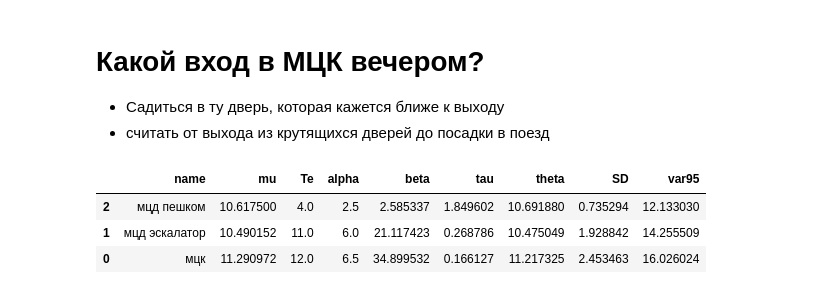
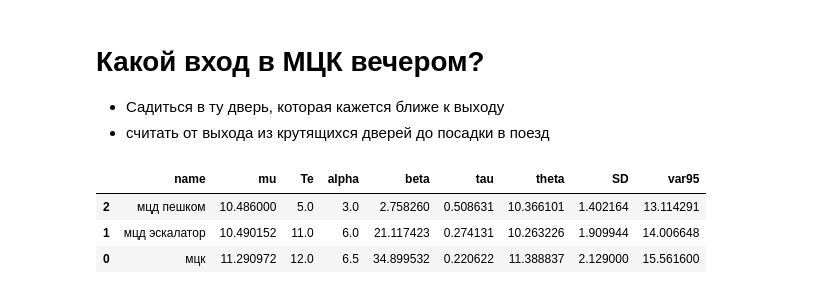
Before and after one commit to ksetdekov/trip_choice_optimizer, a Jupyter notebook: coffee-amount-optimization.ipynb, the cells around one changed output. Cells and saved outputs as stored; diff of their text form; code cells hidden in the pictures.

```diff
--- a/coffee-amount-optimization.ipynb
+++ b/coffee-amount-optimization.ipynb
@@ -371,36 +372,37 @@ evening_entrance.update_hands("мцд эскалатор", '0:08:03.7') # чет
 evening_entrance.update_hands("мцк", '0:11:14') # четверг 28 ноября
 evening_entrance.update_hands("мцд эскалатор", '0:15:47.8') # понедельник 2 декабря
 evening_entrance.update_hands("мцк", '0:11:03') # tue 3 dec
 evening_entrance.update_hands("мцк", '0:14:29.3') # wed 4 dec
 evening_entrance.update_hands("мцк", '0:12:05') # fr 06 dec
 evening_entrance.update_hands("мцк", '0:13:53') # mon 09 dec
 evening_entrance.update_hands("мцд эскалатор", '0:10:14') # fr 13 декабря
 evening_entrance.update_hands("мцк", '0:09:31.7') # tue 17 dec
 evening_entrance.update_hands("мцк", '0:08:33') # wed 18 dec
 evening_entrance.update_hands("мцд эскалатор", '0:09:51.9') # th 19 dec
 evening_entrance.update_hands("мцд эскалатор", '0:09:16.1') # mon 23 dec
 evening_entrance.update_hands("мцд эскалатор", '0:09:31.7') # tue 24 dec
 evening_entrance.update_hands("мцк", '0:08:19.6') # wed 18 dec
 evening_entrance.update_hands("мцд эскалатор", '0:09:18.6') # th 9 jan
 evening_entrance.update_hands("мцк", '0:08:11.9') # fr 10 jan
 evening_entrance.update_hands("мцд эскалатор", '0:10:50') # mon 13 jan
 evening_entrance.update_hands("мцд эскалатор", '0:11:15') # tue 14 jan
 evening_entrance.update_hands("мцк", '0:12:08') # wed 15 jan
 evening_entrance.update_hands("мцк", '0:10:13') # mon 20 jan
 evening_entrance.update_hands("мцд эскалатор", '0:11:40') # tue 21 jan
 evening_entrance.update_hands("мцк", '0:15:48') # wed 22 jan
 evening_entrance.update_hands("мцд эскалатор", '0:09:34.7') # thr 23 jan
 evening_entrance.update_hands("мцд пешком", '0:10:45') # thr 6 feb
 evening_entrance.update_hands("мцд пешком", '0:12:01') # fr 7 feb
 evening_entrance.update_hands("мцд пешком", '0:10:34') # monday 10 feb
 evening_entrance.update_hands("мцд пешком", '0:09:08.2') # thr 13 feb
+evening_entrance.update_hands("мцд пешком", '0:09:57.6') # fr 14 feb
 
 evening_entrance.grade()
 # %% [output]
 |  | name | mu | Te | alpha | beta | tau | theta | SD | var95 |
-| 2 | мцд пешком | 10.617500 | 4.0 | 2.5 | 2.585337 | 1.849602 | 10.691880 | 0.735294 | 12.133030 |
-| 1 | мцд эскалатор | 10.490152 | 11.0 | 6.0 | 21.117423 | 0.268786 | 10.475049 | 1.928842 | 14.255509 |
-| 0 | мцк | 11.290972 | 12.0 | 6.5 | 34.899532 | 0.166127 | 11.217325 | 2.453463 | 16.026024 |
+| 2 | мцд пешком | 10.486000 | 5.0 | 3.0 | 2.758260 | 0.508631 | 10.366101 | 1.402164 | 13.114291 |
+| 1 | мцд эскалатор | 10.490152 | 11.0 | 6.0 | 21.117423 | 0.274131 | 10.263226 | 1.909944 | 14.006648 |
+| 0 | мцк | 11.290972 | 12.0 | 6.5 | 34.899532 | 0.220622 | 11.388837 | 2.129000 | 15.561600 |
 # %%
 fig = px.violin(evening_entrance.history, y="value", x="option", box=True, points="all",
           hover_data=cups.history.columns)
```
Also changed, not shown: parts of 4 cells of this notebook.
